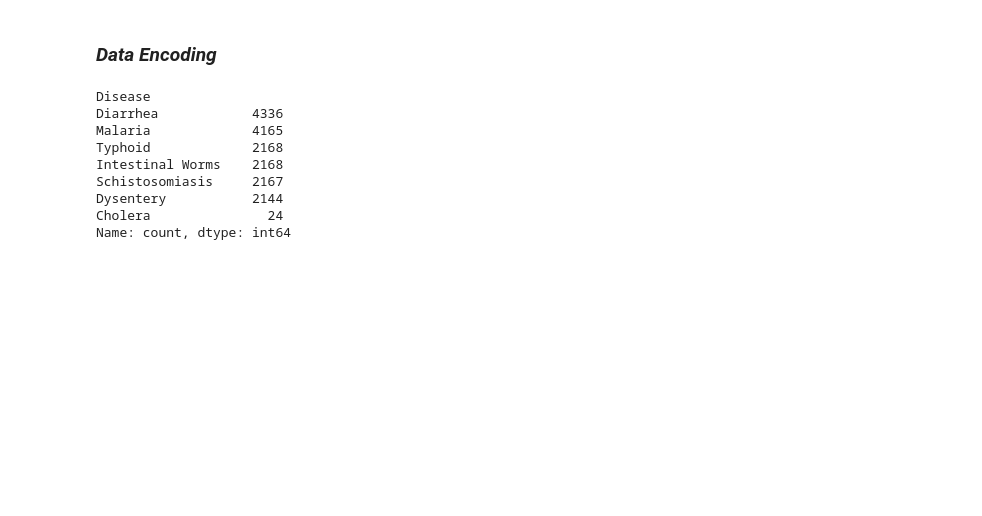
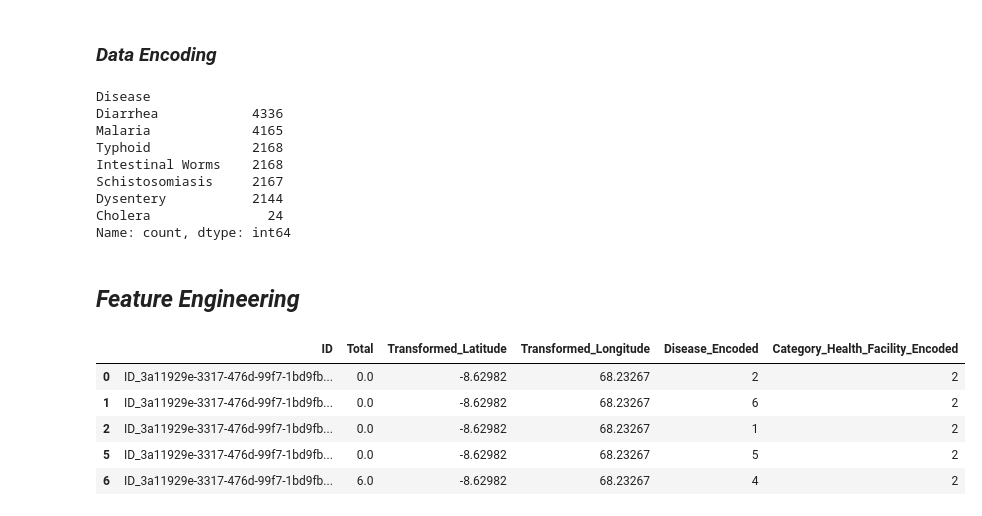
Before and after one commit to datamind-lab/Waterborne-Disease-Prediction, a Jupyter notebook: Data Preprocessing.ipynb, the cells around one changed output. Saved outputs shown, nothing was run; the diff lists cells and outputs as text; code cells hidden in the pictures; blank space fills up the shorter version.

Commit message:
Update execution counts and enhance feature engineering in Data Preprocessing notebook

```diff
--- a/Data Preprocessing.ipynb
+++ b/Data Preprocessing.ipynb
@@ -125,5 +125,19 @@ Cholera               24
 Name: count, dtype: int64
 # %%
 label_encoder = LabelEncoder()
-train['Encoded'] = label_encoder.fit_transform(train['Disease'])
+train['Disease_Encoded'] = label_encoder.fit_transform(train['Disease'])
 train['Category_Health_Facility_Encoded'] = label_encoder.fit_transform(train['Category_Health_Facility_UUID'])
+# %% [markdown]
+## *Feature Engineering*
+# %%
+columns_to_drop = ['Category_Health_Facility_UUID', 'Location', 'Month', 'Year','Disease']
+train.drop(columns=columns_to_drop, inplace=True)
+# %%
+train.head()
+# %% [output]
+|  | ID | Total | Transformed_Latitude | Transformed_Longitude | Disease_Encoded | Category_Health_Facility_Encoded |
+| 0 | ID_3a11929e-3317-476d-99f7-1bd9fb... | 0.0 | -8.62982 | 68.23267 | 2 | 2 |
+| 1 | ID_3a11929e-3317-476d-99f7-1bd9fb... | 0.0 | -8.62982 | 68.23267 | 6 | 2 |
+| 2 | ID_3a11929e-3317-476d-99f7-1bd9fb... | 0.0 | -8.62982 | 68.23267 | 1 | 2 |
+| 5 | ID_3a11929e-3317-476d-99f7-1bd9fb... | 0.0 | -8.62982 | 68.23267 | 5 | 2 |
+| 6 | ID_3a11929e-3317-476d-99f7-1bd9fb... | 6.0 | -8.62982 | 68.23267 | 4 | 2 |
```
